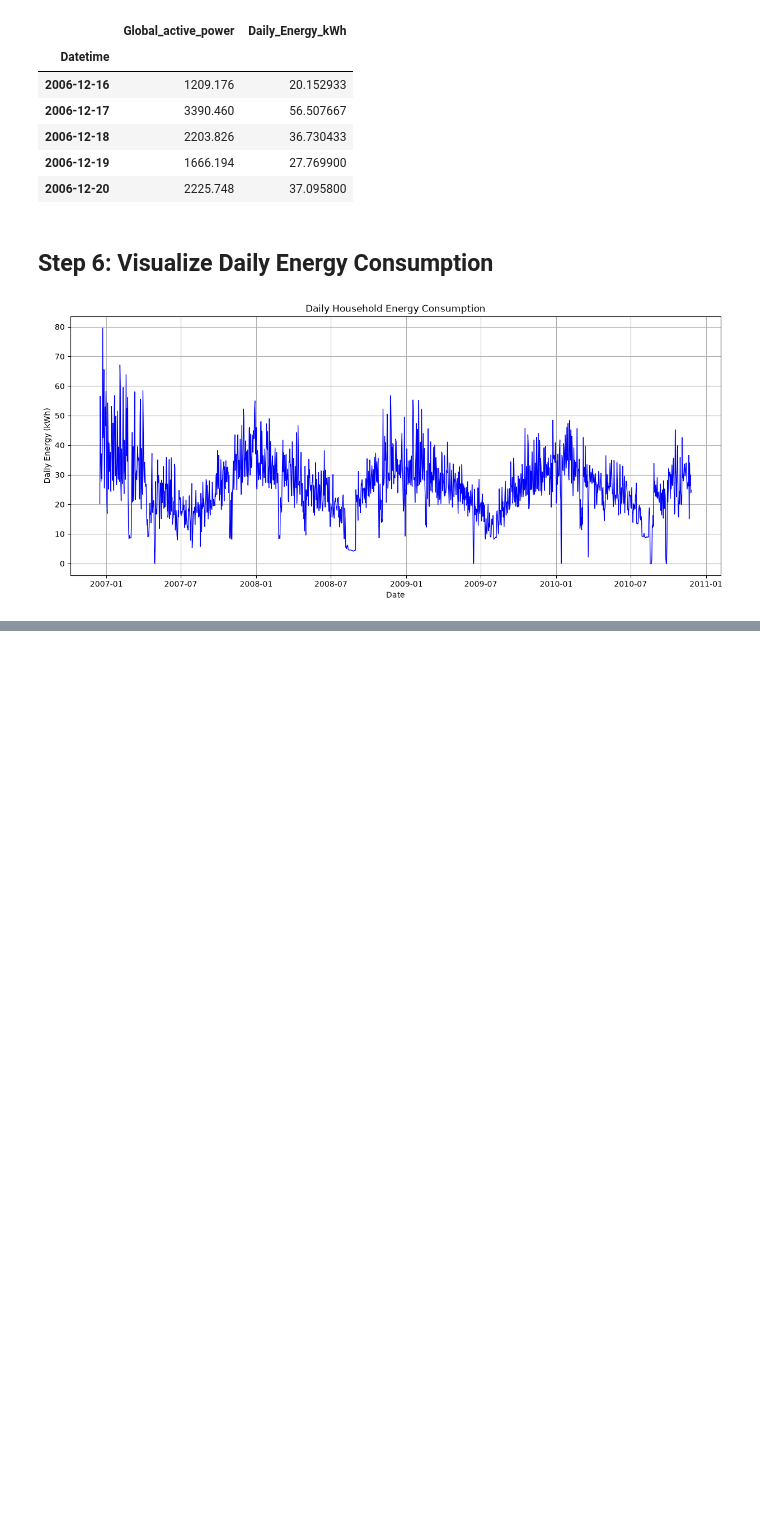
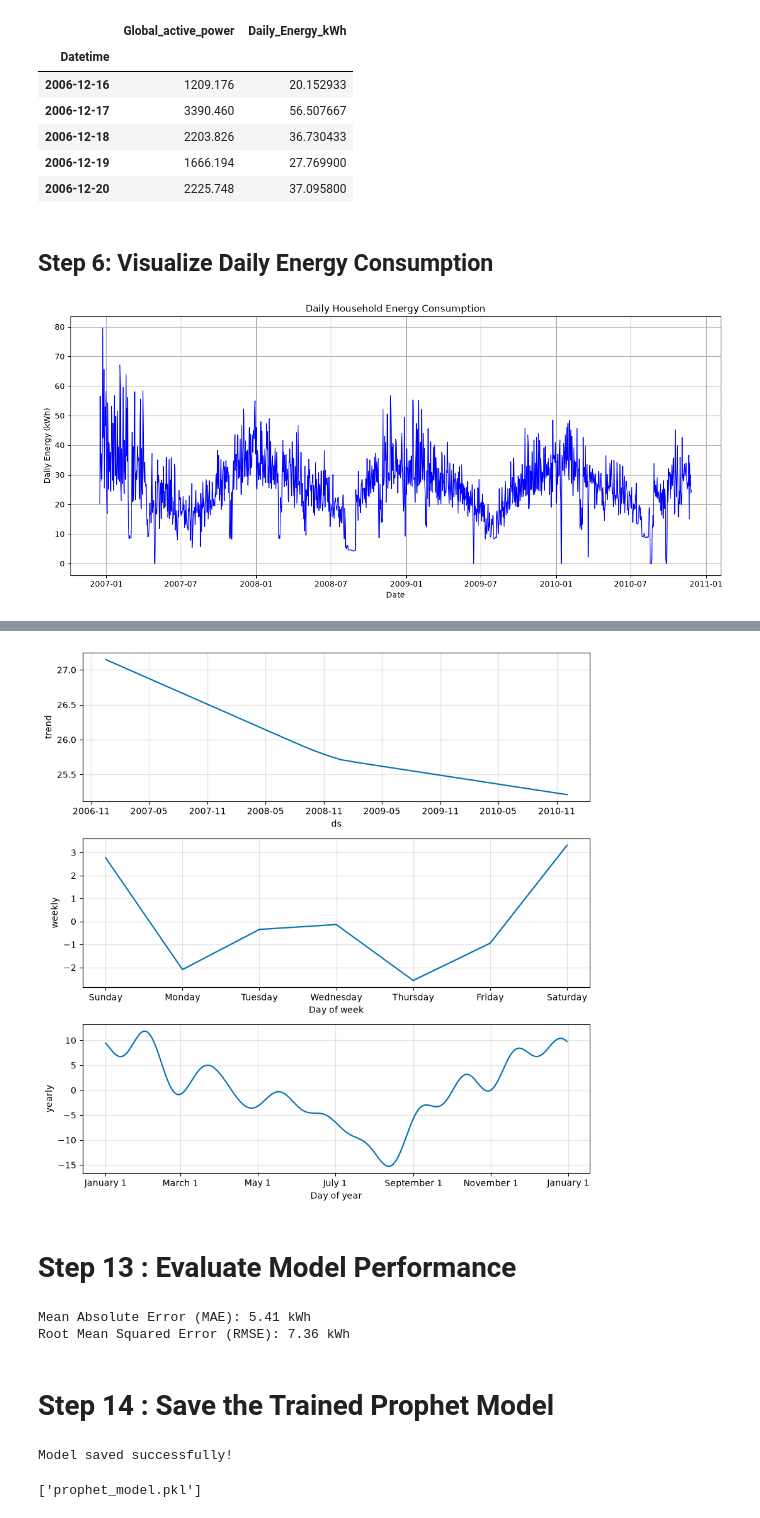
Before and after one commit to namavaramsrinikethan/EcoWatt-AI, a Jupyter notebook: notebooks/EDA.ipynb, the cells around one changed output, grey strips where cells are left out. Cells and saved outputs as stored; diff of their text form; code cells hidden in the pictures; blank space fills up the shorter version.

```diff
--- a/notebooks/EDA.ipynb
+++ b/notebooks/EDA.ipynb
@@ -281,0 +314,10 @@ plt.show()
+# %%
+# Create a new DataFrame for Prophet
+
+prophet_df = daily_df.reset_index()[["Datetime", "Daily_Energy_kWh"]]
+
+# Rename columns as required by Prophet
+prophet_df.columns = ["ds", "y"]
+
+# Display first five rows
+prophet_df.head()
@@ -281,0 +436,61 @@ plt.show()
+# %%
+# Plot forecast components
+
+fig2 = model.plot_components(forecast)
+
+plt.show()
+# %% [output]
+[figure, added]
+# %% [markdown]
+# Step 13 : Evaluate Model Performance
+# %%
+from sklearn.metrics import mean_absolute_error
+from sklearn.metrics import mean_squared_error
+import numpy as np
+
+# Merge actual and predicted values
+evaluation_df = prophet_df.merge(
+    forecast[["ds", "yhat"]],
+    on="ds"
+)
+
+# Calculate MAE
+mae = mean_absolute_error(
+    evaluation_df["y"],
+    evaluation_df["yhat"]
+)
+
+# Calculate RMSE
+rmse = np.sqrt(
+    mean_squared_error(
+        evaluation_df["y"],
+        evaluation_df["yhat"]
+    )
+)
+
+print(f"Mean Absolute Error (MAE): {mae:.2f} kWh")
+print(f"Root Mean Squared Error (RMSE): {rmse:.2f} kWh")
+# %% [output]
+Mean Absolute Error (MAE): 5.41 kWh
+Root Mean Squared Error (RMSE): 7.36 kWh
+# %% [markdown]
+# Step 14 : Save the Trained Prophet Model
+# %%
+import joblib
+import os
+
+# Create models folder if it doesn't exist
+os.makedirs("../models", exist_ok=True)
+
+# Save the trained model
+joblib.dump(model, "../models/prophet_model.pkl")
+
+print("Model saved successfully!")
+# %% [output]
+Model saved successfully!
+# %%
+import os
+
+print(os.listdir("../models"))
+# %% [output]
+['prophet_model.pkl']
```
Also changed, not shown: parts of 15 cells of this notebook, 2 other files.
